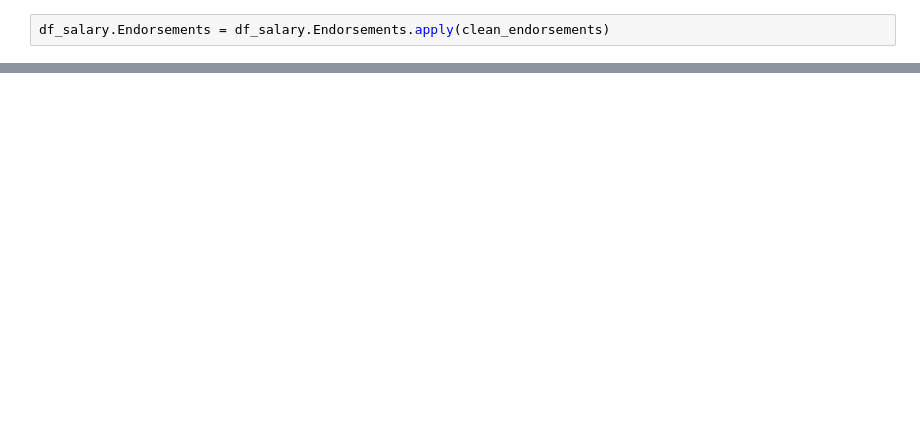
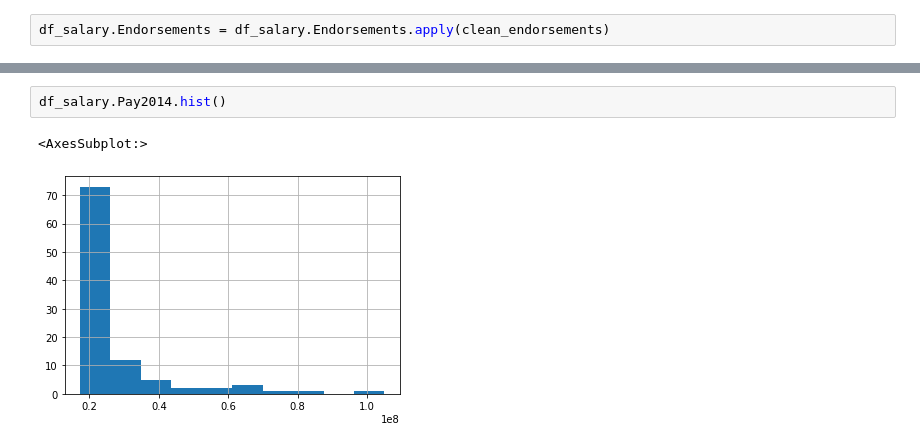
Before and after one commit to arjun-verma/Major_Project, a Jupyter notebook: analysis/preprocessing.ipynb, the cells around one changed output, grey strips where cells are left out. Drawn from its saved outputs; the diff is of its cells as text; blank space fills up the shorter version.

```diff
--- a/analysis/preprocessing.ipynb
+++ b/analysis/preprocessing.ipynb
@@ -59,0 +130,5 @@ Matplotlib is building the font cache; this may take a moment.
+# %%
+df_salary.Pay2014.hist()
+# %% [output]
+<AxesSubplot:>
+[figure, added]
```
Also changed, not shown: parts of 14 cells of this notebook, 2 other files.
